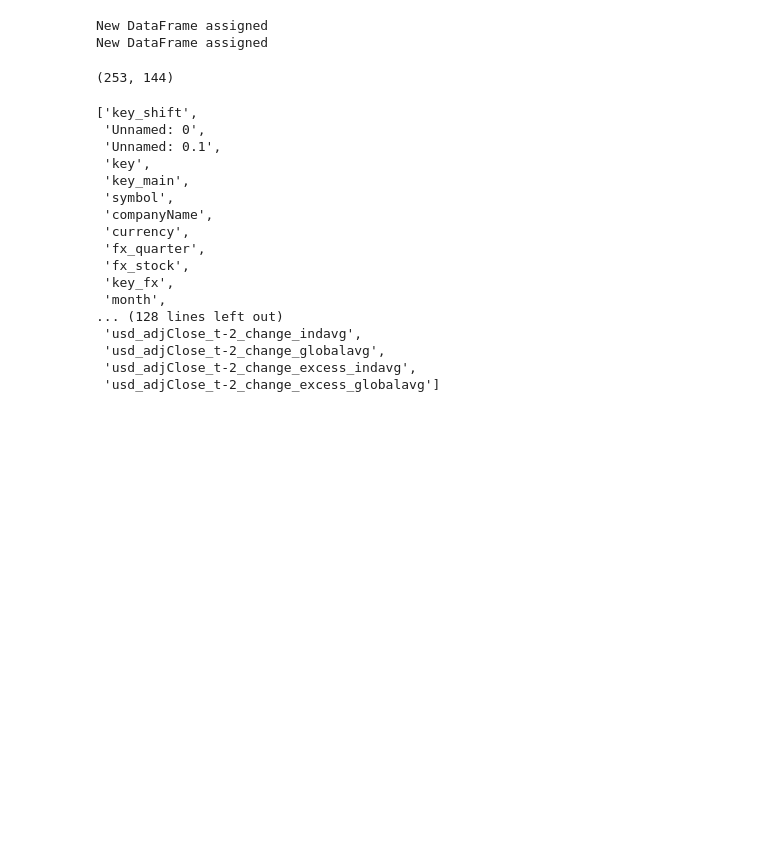
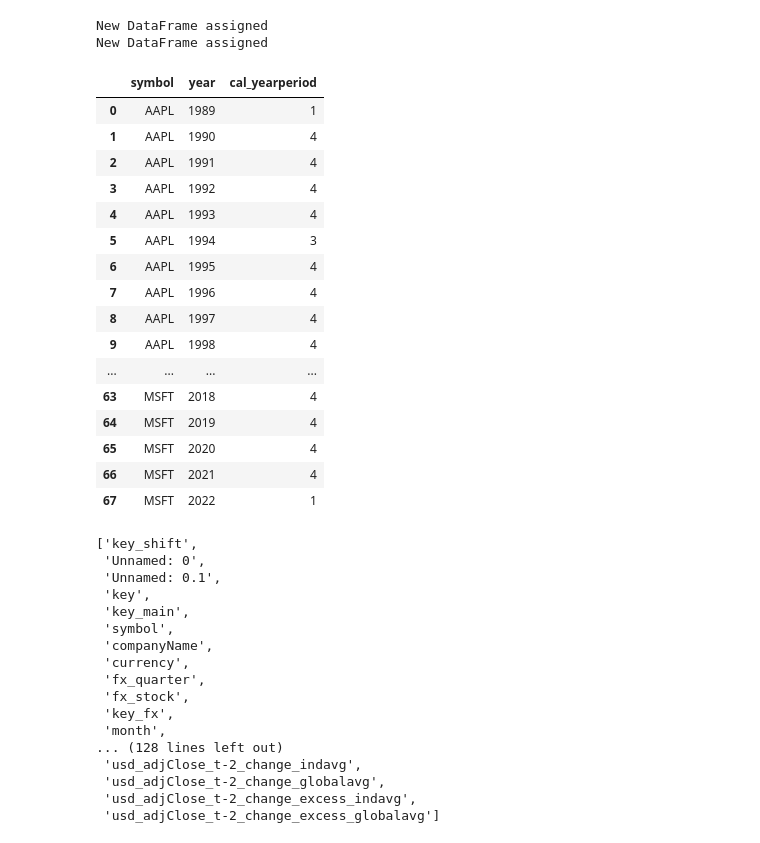
Before and after one commit to kimzwegz/stock_portfolio, a Jupyter notebook: notebooks/kk_nb3_ratiofeatures.ipynb, the cells around one changed output. Cells and saved outputs as stored; diff of their text form; code cells hidden in the pictures; blank space fills up the shorter version.

```diff
--- a/notebooks/kk_nb3_ratiofeatures.ipynb
+++ b/notebooks/kk_nb3_ratiofeatures.ipynb
@@ -196,10 +216,26 @@ df_returns = feature.add_avg(df_returns, ['usd_adjClose_t-2_change'])
 # %% [output]
 New DataFrame assigned
 New DataFrame assigned
-# %%
-df_returns.shape
-# %% [output]
-(253, 144)
+# %%
+feature.check_companyperiod(df_returns, 'symbol', 'year', 'cal_yearperiod', False)
+# %% [output]
+|  | symbol | year | cal_yearperiod |
+| 0 | AAPL | 1989 | 1 |
+| 1 | AAPL | 1990 | 4 |
+| 2 | AAPL | 1991 | 4 |
+| 3 | AAPL | 1992 | 4 |
+| 4 | AAPL | 1993 | 4 |
+| 5 | AAPL | 1994 | 3 |
+| 6 | AAPL | 1995 | 4 |
+| 7 | AAPL | 1996 | 4 |
+| 8 | AAPL | 1997 | 4 |
+| 9 | AAPL | 1998 | 4 |
+| ... | ... | ... | ... |
+| 63 | MSFT | 2018 | 4 |
+| 64 | MSFT | 2019 | 4 |
+| 65 | MSFT | 2020 | 4 |
+| 66 | MSFT | 2021 | 4 |
+| 67 | MSFT | 2022 | 1 |
 # %%
 ## check columns
 
```
Also changed, not shown: parts of 16 cells of this notebook, 2 other files.
